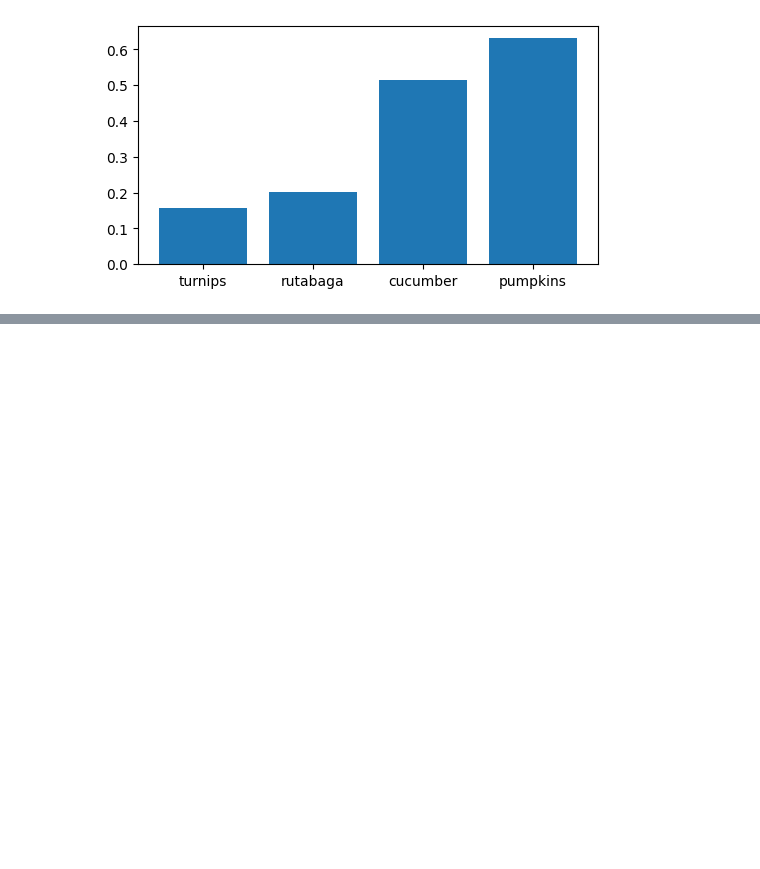
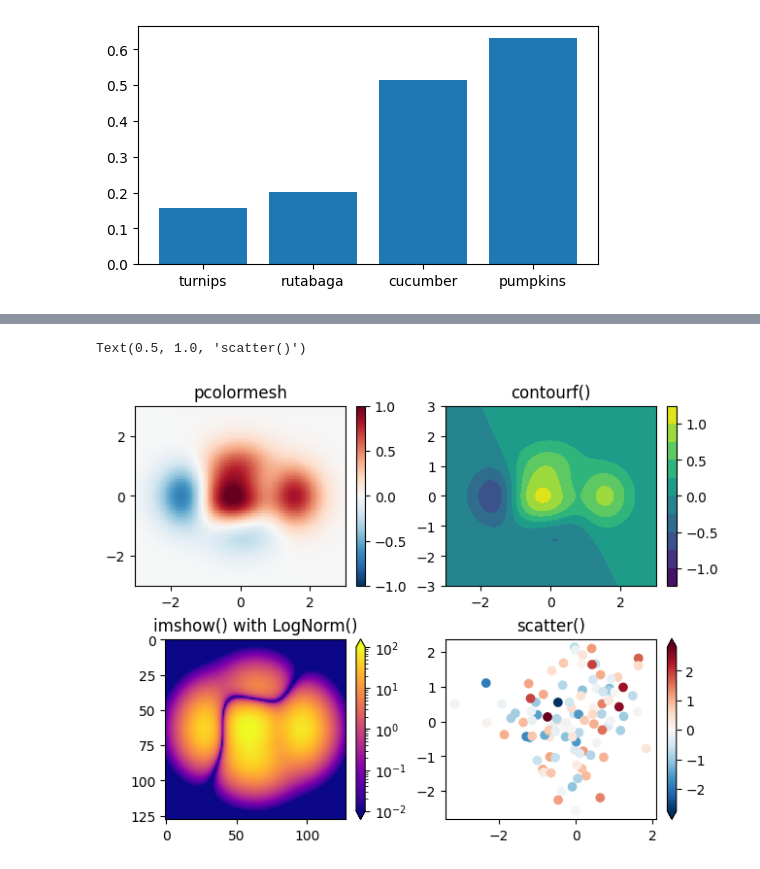
Before and after one commit to Manan2k4/ML-Learnings, a Jupyter notebook: matplotlib/Quick start guide/matplot-start-guide.ipynb, the cells around one changed output, grey strips where cells are left out. Cells and saved outputs as stored; diff of their text form; code cells hidden in the pictures; blank space fills up the shorter version.

```diff
--- a/matplotlib/Quick start guide/matplot-start-guide.ipynb
+++ b/matplotlib/Quick start guide/matplot-start-guide.ipynb
@@ -219,0 +223,27 @@ ax4.set_xlabel('Angle [deg]')
+# %%
+# Color mapped data
+
+from matplotlib.colors import LogNorm
+
+X, Y = np.meshgrid(np.linspace(-3, 3, 128), np.linspace(-3, 3, 128))
+Z = (1 - X/2 + X**5 + Y**3) * np.exp(-X**2 - Y**2)
+
+fig, axs = plt.subplots(2, 2, layout='constrained')
+pc = axs[0, 0].pcolormesh(X, Y, Z, vmin=-1, vmax=1, cmap='RdBu_r')
+fig.colorbar(pc, ax=axs[0, 0])
+axs[0, 0].set_title('pcolormesh')
+
+co = axs[0, 1].contourf(X, Y, Z, levels=np.linspace(-1.25, 1.25, 11))
+fig.colorbar(co, ax=axs[0, 1])
+axs[0, 1].set_title('contourf()')
+
+pc = axs[1, 0].imshow(Z**2 * 100, cmap='plasma', norm=LogNorm(vmin=0.01, vmax=100))
+fig.colorbar(pc, ax=axs[1, 0], extend='both')
+axs[1, 0].set_title('imshow() with LogNorm()')
+
+pc = axs[1, 1].scatter(data1, data2, c=data3, cmap='RdBu_r')
+fig.colorbar(pc, ax=axs[1, 1], extend='both')
+axs[1, 1].set_title('scatter()')
+# %% [output]
+Text(0.5, 1.0, 'scatter()')
+[figure, added]
```
Also changed, not shown: parts of 1 cell of this notebook.
